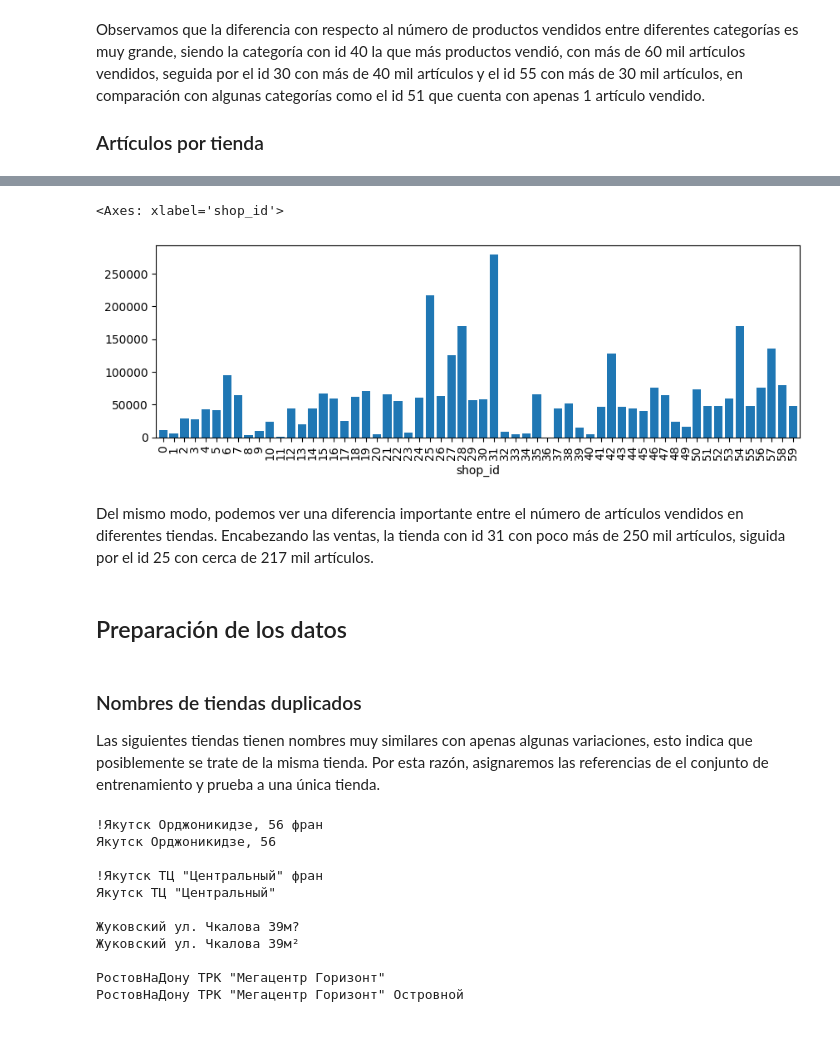
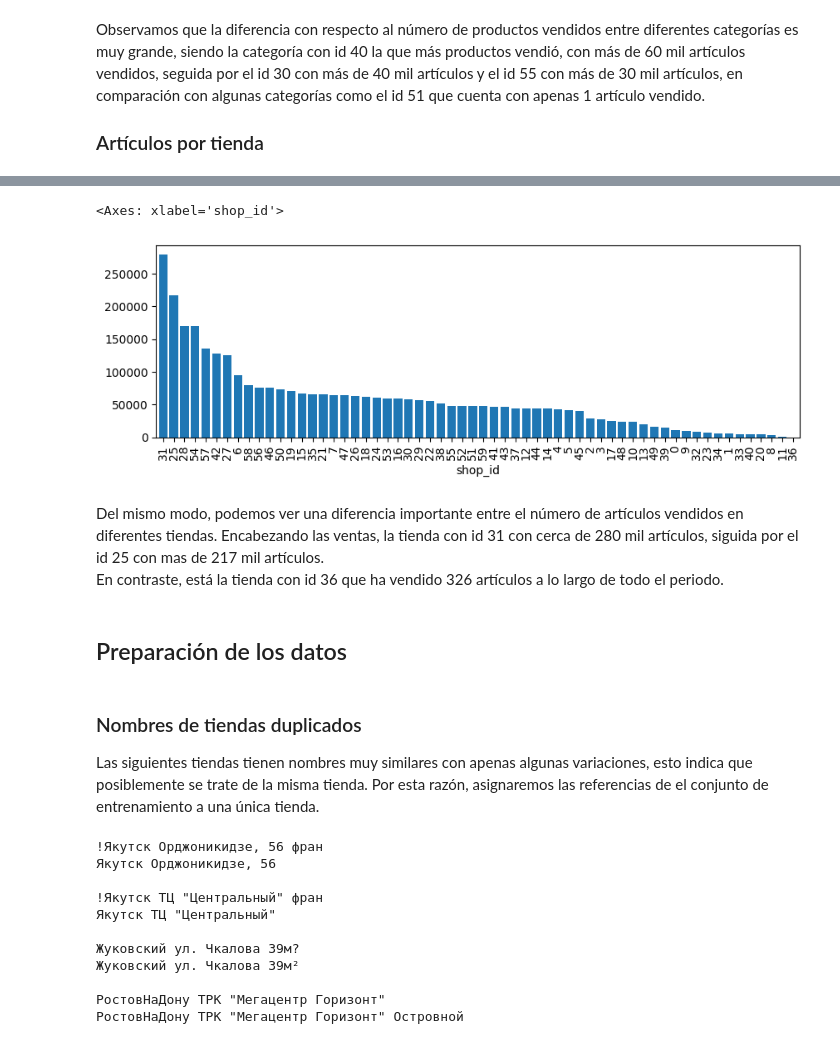
Before and after one commit to emmcors/modelo_regresion, a Jupyter notebook: future_sales.ipynb, the cells around one changed output, grey strips where cells are left out. Drawn from its saved outputs; the diff is of its cells as text; code cells hidden in the pictures.

```diff
--- a/future_sales.ipynb
+++ b/future_sales.ipynb
@@ -490,18 +487,19 @@ Name: item_cnt_day, dtype: float64
 # %%
 # gráficamos el resultado
 plt.figure(figsize=(10,3))
 plt.grid(alpha=0.3)
-items_shops.plot(kind='bar', width=0.8)
+items_shops.sort_values(ascending=False).plot(kind='bar', width=0.8)
 # %% [output]
 <Axes: xlabel='shop_id'>
-[figure, old version]
+[figure, new version]
 # %% [markdown]
-Del mismo modo, podemos ver una diferencia importante entre el número de artículos vendidos en diferentes tiendas. Encabezando las ventas, la tienda con id 31 con poco más de 250 mil artículos, siguida por el id 25 con cerca de 217 mil artículos.
+Del mismo modo, podemos ver una diferencia importante entre el número de artículos vendidos en diferentes tiendas. Encabezando las ventas, la tienda con id 31 con cerca de 280 mil artículos, siguida por el id 25 con mas de 217 mil artículos.
+En contraste, está la tienda con id 36 que ha vendido 326 artículos a lo largo de todo el periodo.
 # %% [markdown]
 ## Preparación de los datos
 # %% [markdown]
 ### Nombres de tiendas duplicados
-Las siguientes tiendas tienen nombres muy similares con apenas algunas variaciones, esto indica que posiblemente se trate de la misma tienda. Por esta razón, asignaremos las referencias de el conjunto de entrenamiento y prueba a una única tienda.
+Las siguientes tiendas tienen nombres muy similares con apenas algunas variaciones, esto indica que posiblemente se trate de la misma tienda. Por esta razón, asignaremos las referencias de el conjunto de entrenamiento a una única tienda.
 # %%
 # tiendas con nombre similares
 print(shops["shop_name"][0])
```
Also changed, not shown: parts of 36 cells of this notebook, 1 other file.
